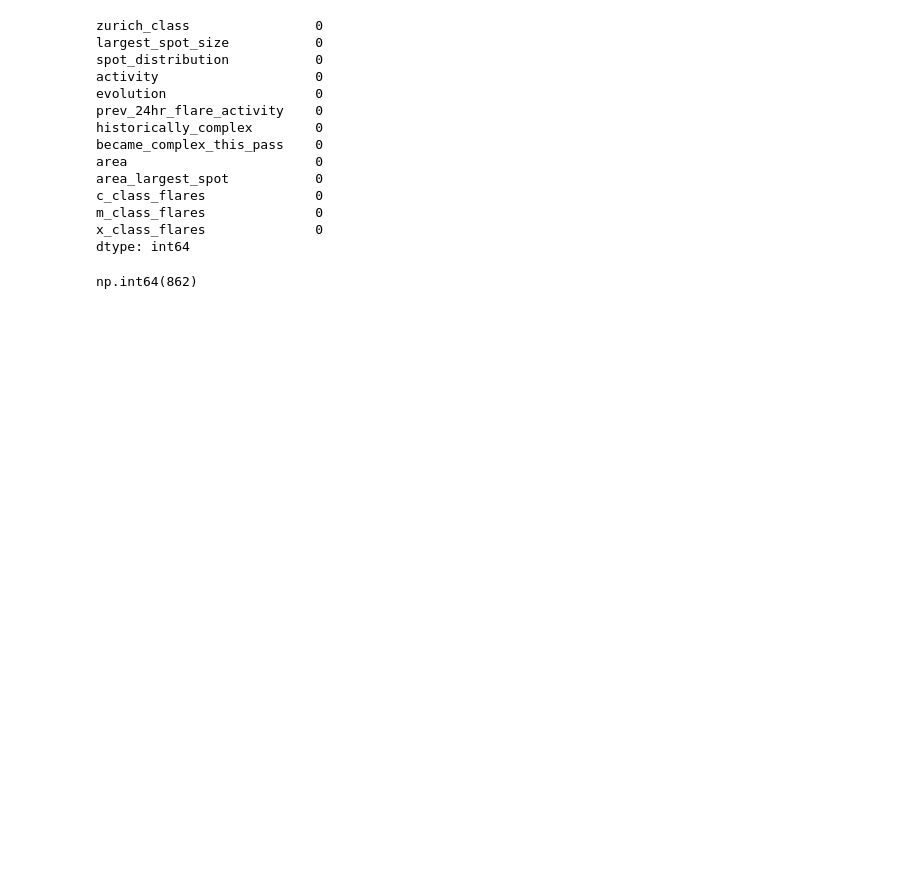
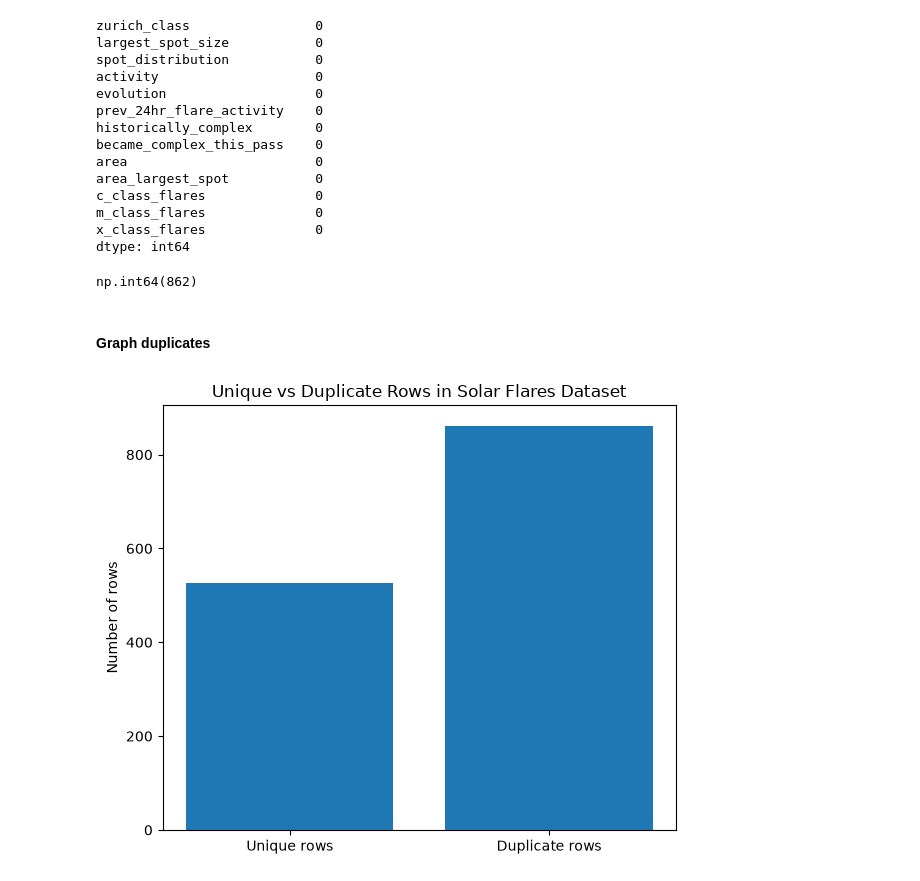
Before and after one commit to jayden-p-wu/dsrp, a Jupyter notebook: main.ipynb, the cells around one changed output. Cells and saved outputs as stored; diff of their text form; code cells hidden in the pictures; blank space fills up the shorter version.

```diff
--- a/main.ipynb
+++ b/main.ipynb
@@ -41,2 +42,18 @@ df.duplicated().sum()
 # %% [output]
 np.int64(862)
+# %% [markdown]
+#### Graph duplicates
+# %%
+n_duplicates = df.duplicated().sum()
+n_unique = len(df) - n_duplicates
+
+fig, ax = plt.subplots(figsize=(6, 5))
+bars = ax.bar(["Unique rows", "Duplicate rows"], [n_unique, n_duplicates])
+
+ax.set_ylabel("Number of rows")
+ax.set_title("Unique vs Duplicate Rows in Solar Flares Dataset")
+
+plt.tight_layout()
+plt.show()
+# %% [output]
+[figure, added]
```
Also changed, not shown: parts of 5 cells of this notebook, 1 other file.
